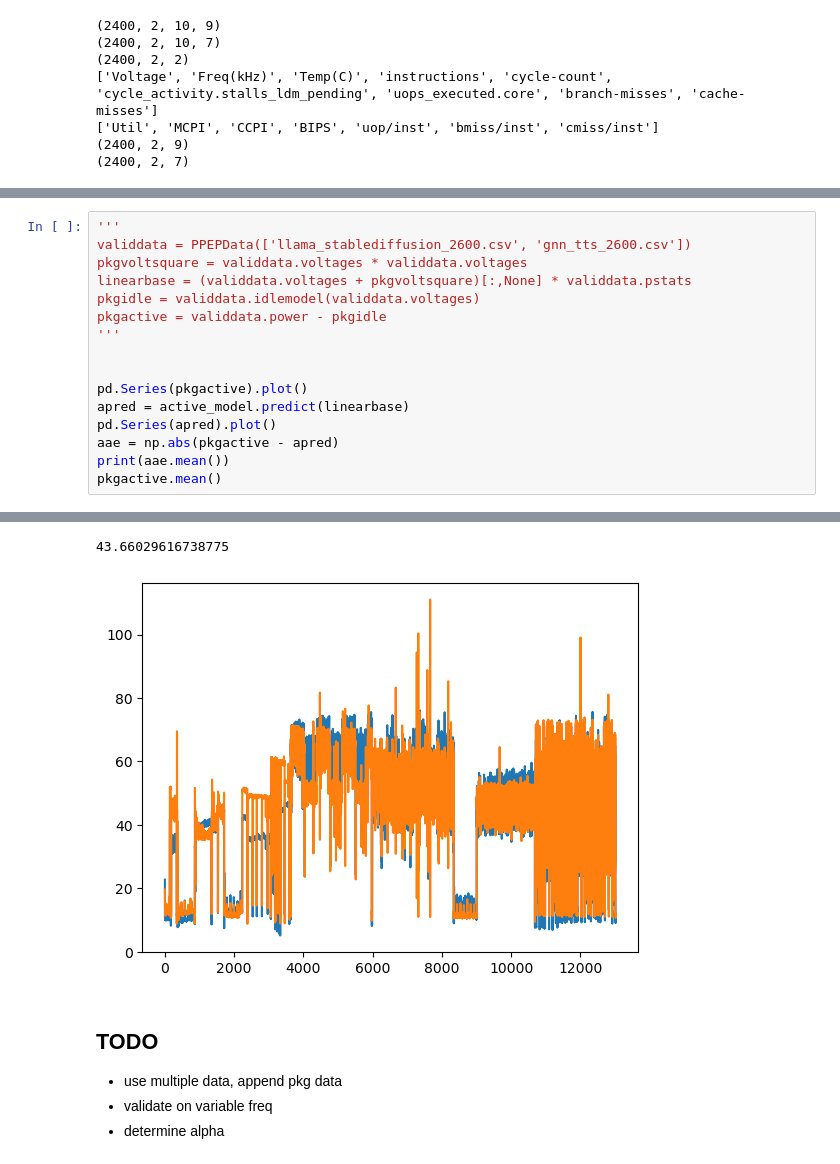
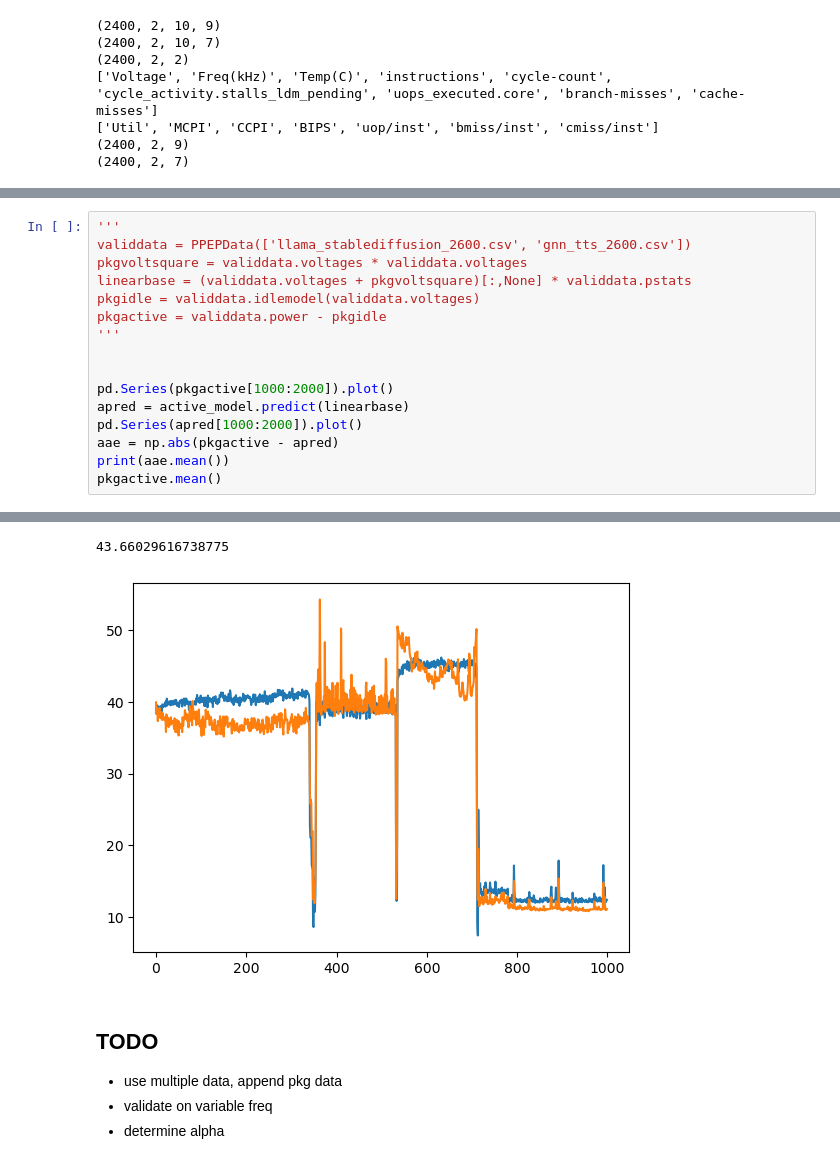
Before and after one commit to hwnam831/jRAPL-percore, a Jupyter notebook: ppep/PPEP.ipynb, the cells around one changed output, grey strips where cells are left out. Saved outputs shown, nothing was run; the diff lists cells and outputs as text.

```diff
--- a/ppep/PPEP.ipynb
+++ b/ppep/PPEP.ipynb
@@ -246,9 +251,9 @@ pkgactive = validdata.power - pkgidle
 '''
 
 
-pd.Series(pkgactive).plot()
+pd.Series(pkgactive[1000:2000]).plot()
 apred = active_model.predict(linearbase)
-pd.Series(apred).plot()
+pd.Series(apred[1000:2000]).plot()
 aae = np.abs(pkgactive - apred)
 print(aae.mean())
 pkgactive.mean()
@@ -257,5 +262,5 @@ pkgactive.mean()
 43.66029616738775
-[figure, old version]
+[figure, new version]
 # %% [markdown]
 ## TODO
 
```
Also changed, not shown: parts of 6 cells of this notebook, 2 other files.
